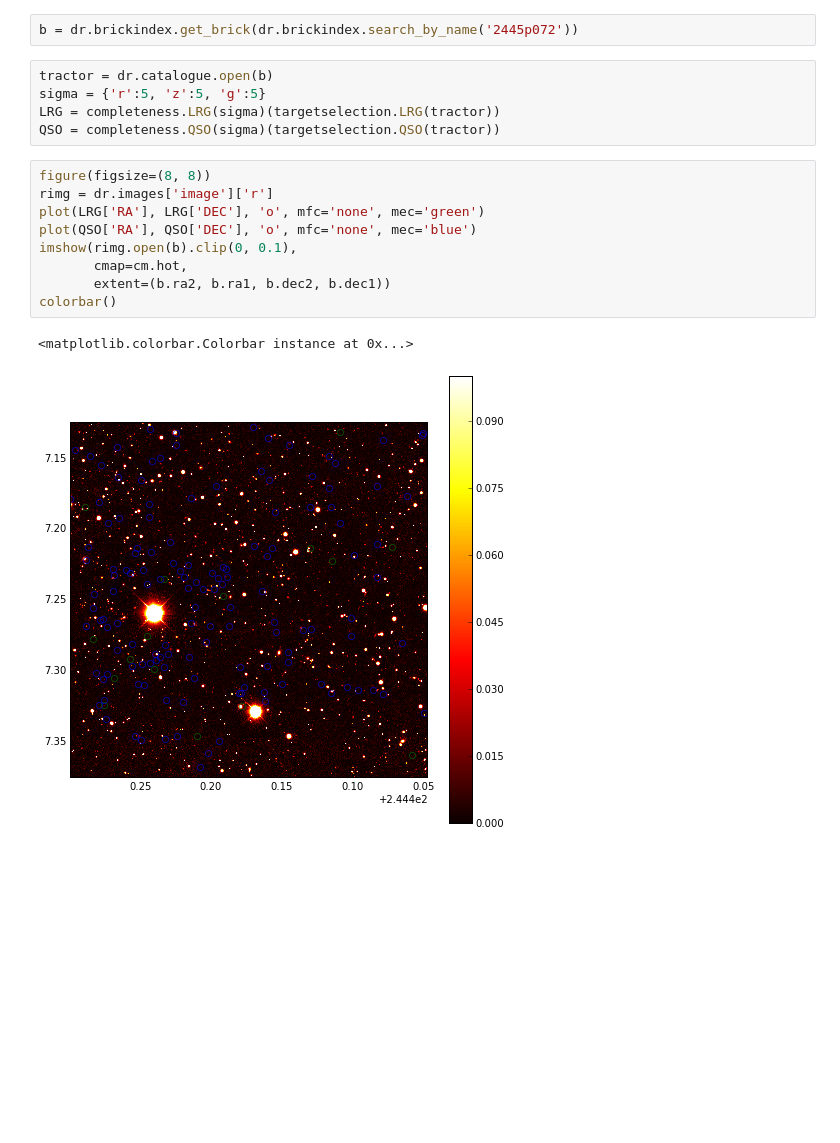
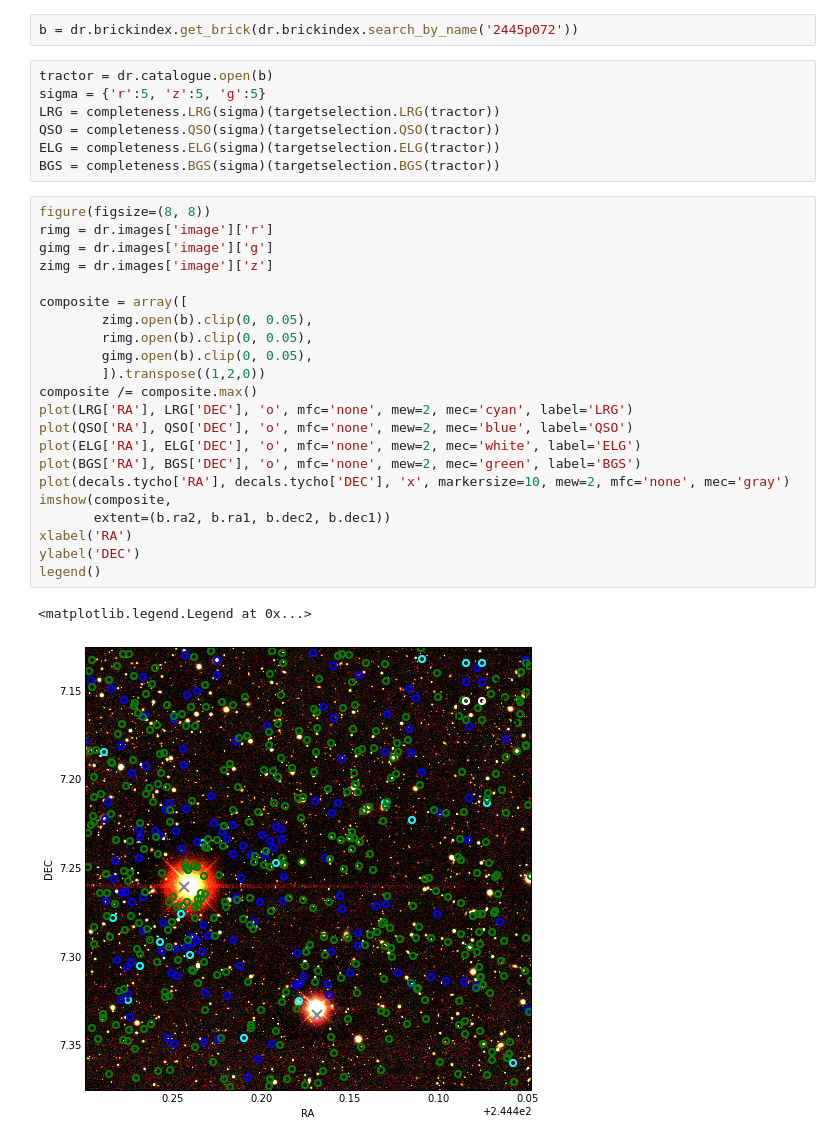
Before and after one commit to bccp/imaginglss-notebooks, a Jupyter notebook: BrickInvestigation.ipynb, the cells around one changed output. Cells and saved outputs as stored; diff of their text form; blank space fills up the shorter version.

```diff
--- a/BrickInvestigation.ipynb
+++ b/BrickInvestigation.ipynb
@@ -23,15 +27,30 @@ tractor = dr.catalogue.open(b)
 sigma = {'r':5, 'z':5, 'g':5}
 LRG = completeness.LRG(sigma)(targetselection.LRG(tractor))
 QSO = completeness.QSO(sigma)(targetselection.QSO(tractor))
+ELG = completeness.ELG(sigma)(targetselection.ELG(tractor))
+BGS = completeness.BGS(sigma)(targetselection.BGS(tractor))
-# %%
-figure(figsize=(8, 8))
-rimg = dr.images['image']['r']
-plot(LRG['RA'], LRG['DEC'], 'o', mfc='none', mec='green')
-plot(QSO['RA'], QSO['DEC'], 'o', mfc='none', mec='blue')
-imshow(rimg.open(b).clip(0, 0.1),
-       cmap=cm.hot,
-       extent=(b.ra2, b.ra1, b.dec2, b.dec1))
-colorbar()
-# %% [output]
-<matplotlib.colorbar.Colorbar instance at 0x...>
-[figure, removed]
+# %%
+figure(figsize=(8, 8))
+rimg = dr.images['image']['r']
+gimg = dr.images['image']['g']
+zimg = dr.images['image']['z']
+
+composite = array([
+        zimg.open(b).clip(0, 0.05),
+        rimg.open(b).clip(0, 0.05),
+        gimg.open(b).clip(0, 0.05),
+        ]).transpose((1,2,0))
+composite /= composite.max()
+plot(LRG['RA'], LRG['DEC'], 'o', mfc='none', mew=2, mec='cyan', label='LRG')
+plot(QSO['RA'], QSO['DEC'], 'o', mfc='none', mew=2, mec='blue', label='QSO')
+plot(ELG['RA'], ELG['DEC'], 'o', mfc='none', mew=2, mec='white', label='ELG')
+plot(BGS['RA'], BGS['DEC'], 'o', mfc='none', mew=2, mec='green', label='BGS')
+plot(decals.tycho['RA'], decals.tycho['DEC'], 'x', markersize=10, mew=2, mfc='none', mec='gray')
+imshow(composite,
+       extent=(b.ra2, b.ra1, b.dec2, b.dec1))
+xlabel('RA')
+ylabel('DEC')
+legend()
+# %% [output]
+<matplotlib.legend.Legend at 0x...>
+[figure, added]
```
Also changed, not shown: parts of 1 cell of this notebook.
